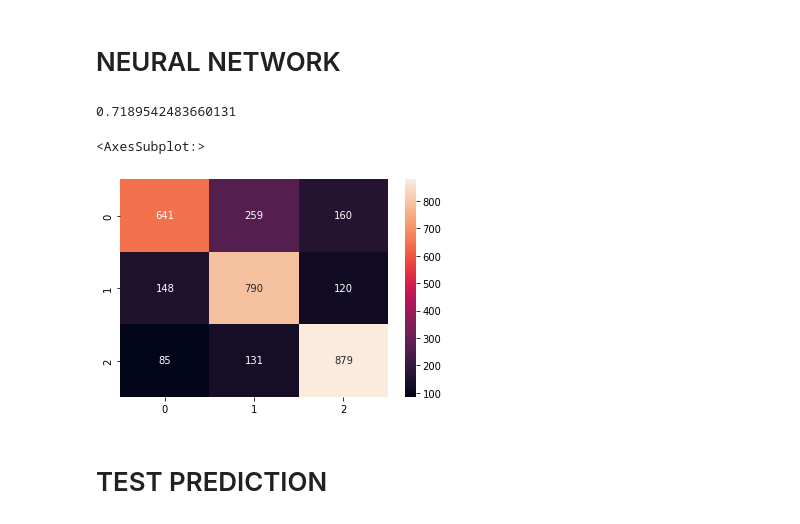
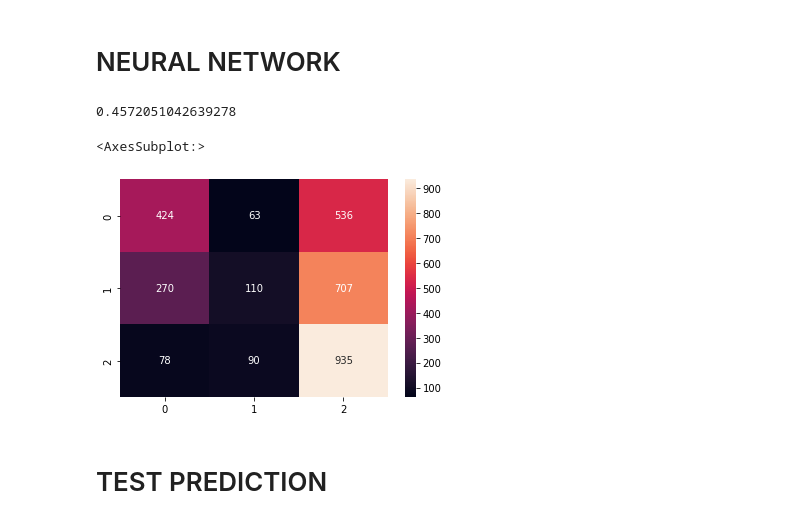
Before and after one commit to tomashbk/solar_wind_power_plants_prediction, a Jupyter notebook: notebooks/3-EDA-in-data-transformed-and-combined.ipynb, the cells around one changed output. Cells and saved outputs as stored; diff of their text form; code cells hidden in the pictures.

```diff
--- a/notebooks/3-EDA-in-data-transformed-and-combined.ipynb
+++ b/notebooks/3-EDA-in-data-transformed-and-combined.ipynb
@@ -32,7 +32,8 @@ dir_data_external = pyhere.here().resolve().joinpath("data", "external")
 # %%
 csv_power_plants = pd.read_csv(dir_data_interim/"power_plants_with_generation_transformed.csv", index_col=[0])
 # %%
-df_transformed = pd.read_csv(dir_data_external/"v2_transformed_data_combined_with_nasa.csv", index_col=['index'])
+# df_transformed = pd.read_csv(dir_data_external/"v2_transformed_data_combined_with_nasa.csv", index_col=['index'])
+df_transformed = pd.read_csv(dir_data_external/"v3_transformed_data_combined_with_nasa.csv", index_col=['index'])
 # %%
 # csv_power_plants.loc[0:34935, ['capacity_mw', 'primary_fuel_transformed']].index.name = "index"
 csv_power_plants.index.rename('index', inplace=True)
@@ -219,7 +248,32 @@ KeyboardInterrupt:
 # plt.figure(dpi=100, figsize=(8, 30))
 # plot_mi_scores(mi_scores)
 # %%
-CLIMATE_FEATURES = {'ALLSKY_SFC_SW_DWN', 'CLRSKY_SFC_SW_DWN', 'ALLSKY_KT', 'WS10M_MIN_AVG', 'WS10M_MAX_AVG', 'WS50M_MAX_AVG', 'WS50M_MIN_AVG'}
+# CLIMATE_FEATURES = {'ALLSKY_SFC_SW_DWN',
+#                     'CLRSKY_SFC_SW_DWN',
+#                     'ALLSKY_KT',
+#                     'WS10M_MIN_AVG',
+#                     'WS10M_MAX_AVG',
+#                     'WS50M_MAX_AVG',
+#                     'WS50M_MIN_AVG'}
+CLIMATE_FEATURES = {"ALLSKY_SFC_SW_DWN",
+                        "CLRSKY_SFC_SW_DWN",
+                        "ALLSKY_SFC_SW_DIFF",
+                        "ALLSKY_SFC_SW_UP",
+                        "ALLSKY_SFC_LW_DWN",
+                        "ALLSKY_SFC_LW_UP",
+                        "ALLSKY_SFC_SW_DNI",
+                        # "ALLSKY_SFC_SW_DNI_MAX_RD",
+                        "ALLSKY_SFC_SW_UP_MAX",
+                        "CLRSKY_SFC_SW_DIFF",
+                        "CLRSKY_SFC_SW_DNI",
+                        "CLRSKY_SFC_SW_UP",
+                        #"ALLSKY_KT",
+                        "WS10M_MAX_AVG",
+                        "WS50M_MAX_AVG",
+                        "WS50M",
+                        "WS50M_RANGE_AVG",
+                        "WS10M",
+                        "WS10M_RANGE_AVG"}
 SEASONS = {'autumn', 'spring', 'summer', 'winter'}
 YEARS = {'2012', '2013', '2014', '2015', '2016', '2017', '2018'}
 
@@ -256,7 +325,8 @@ NameError: name 'X' is not defined
 #  columns_delete = X.columns.str.contains('ALLSKY_KT') | X.columns.str.contains('ANN') | X.columns.str.contains('autumn_CLRSKY_SFC_SW_DWN_2019')
 # columns_delete = X.columns.str.contains('ALLSKY_KT') | X.columns.str.contains('ANN') | X.columns.str.contains('2019') | X.columns.str.contains('2013') | X.columns.str.contains('2014') | X.columns.str.contains('2015') | X.columns.str.contains('2016') | X.columns.str.contains('2017') | X.columns.str.contains('MIN')
 # columns_delete = X.columns.str.contains('ALLSKY_KT') | X.columns.str.contains('2019') | X.columns.str.contains('2012') | X.columns.str.contains('2013') | X.columns.str.contains('2014') | X.columns.str.contains('2015') | X.columns.str.contains('2016') | X.columns.str.contains('2017') | X.columns.str.contains('2018') | X.columns.str.contains('MIN') | X.columns.str.contains('ANN')
-# columns_delete = X.columns.str.contains('2019') | X.columns.str.contains('2012') | X.columns.str.contains('2013') | X.columns.str.contains('2014') | X.columns.str.contains('2015') | X.columns.str.contains('2016') | X.columns.str.contains('2017') | X.columns.str.contains('2018')
+# columns_delete = X.columns.str.contains('2019') | X.columns.str.contains('2013') | X.columns.str.contains('2014') | X.columns.str.contains('2015') | X.columns.str.contains('2016') | X.columns.str.contains('2017') | X.columns.str.contains('2018') | X.columns.str.contains('ANN') #| X.columns.str.contains('WS50M_RANGE_AVG') | X.columns.str.contains('WS10M_RANGE_AVG') | X.columns.str.contains('CLRSKY_SFC_SW_UP') | X.columns.str.contains('CLRSKY_SFC_SW_DNI') | X.columns.str.contains('CLRSKY_SFC_SW_DIFF') | X.columns.str.contains('ALLSKY_SFC_SW_UP_MAX') | X.columns.str.contains('ALLSKY_SFC_SW_DNI') | X.columns.str.contains('ALLSKY_SFC_LW_UP') | X.columns.str.contains('ALLSKY_SFC_LW_DWN') | X.columns.str.contains('ALLSKY_SFC_SW_UP') | X.columns.str.contains('ALLSKY_SFC_SW_DIFF')
+columns_delete = X.columns.str.contains('2019') | X.columns.str.contains('2012') | X.columns.str.contains('2013') | X.columns.str.contains('2014') | X.columns.str.contains('2015') | X.columns.str.contains('2016') | X.columns.str.contains('2017') | X.columns.str.contains('2018')
 X = X.loc[:,~columns_delete]
 # %%
 mi_scores = make_mi_scores(X, y)
@@ -842,16 +893,16 @@ sns.heatmap(confusion_matrix_return, annot=True, fmt = 'g')
 # %% [markdown]
 # NEURAL NETWORK
 # %%
-nn_model_1 = MLPClassifier(hidden_layer_sizes=(150,100,50), max_iter=300,activation = 'relu',solver='adam',random_state=1)
+nn_model_1 = MLPClassifier(hidden_layer_sizes=(25,50,25), max_iter=200,activation = 'tanh',solver='adam',random_state=1)
 nn_model_1.fit(train_X, train_y)
 y_pred = nn_model_1.predict(val_X)
 print(nn_model_1.score(val_X, val_y))
 confusion_matrix_return = confusion_matrix(val_y, y_pred)
 sns.heatmap(confusion_matrix_return, annot=True, fmt = 'g')
 # %% [output]
-0.7189542483660131
+0.4572051042639278
 <AxesSubplot:>
-[figure, old version]
+[figure, new version]
 # %% [markdown]
 # TEST PREDICTION
 # %%
```
Also changed, not shown: parts of 34 cells of this notebook.
